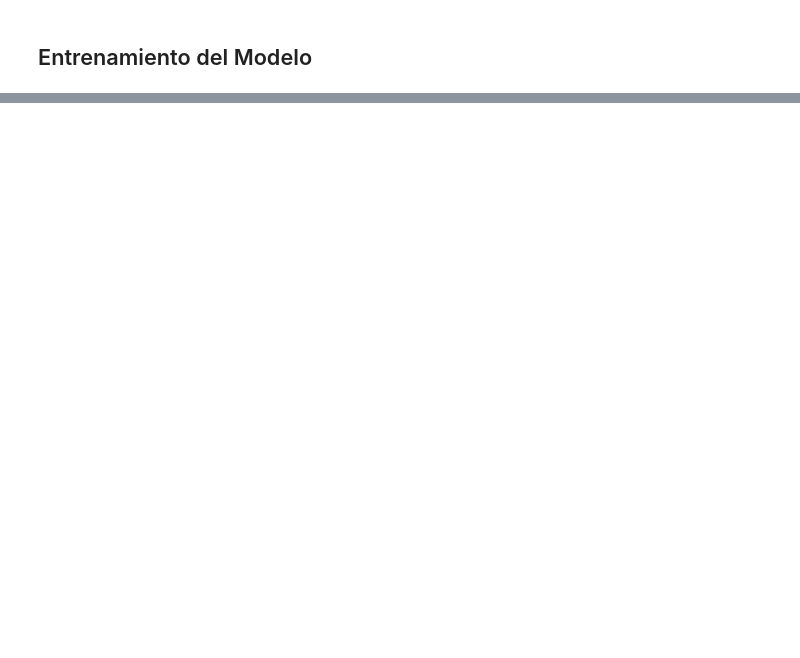
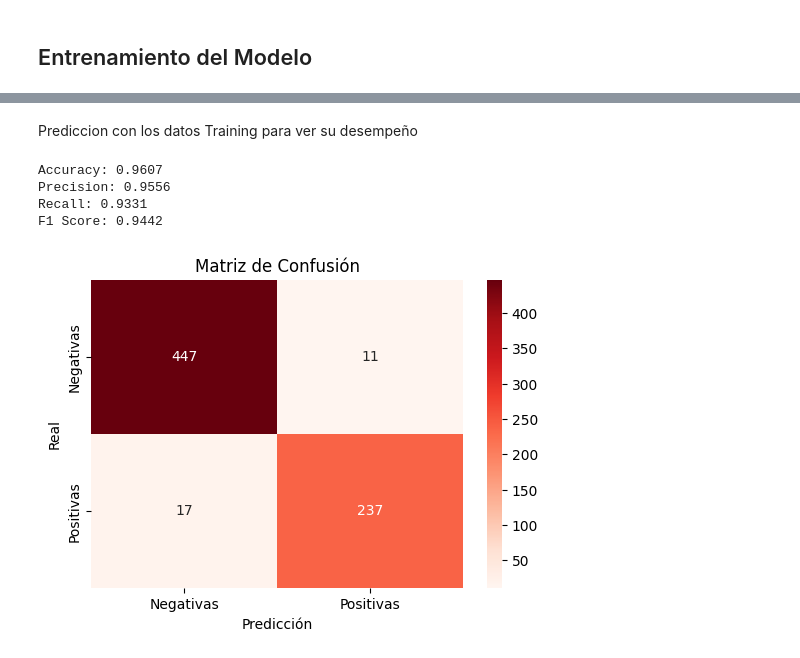
Before and after one commit to pcaliman2/20_Naive_Bayes_Alg, a Jupyter notebook: src/explore.ipynb, the cells around one changed output, grey strips where cells are left out. Cells and saved outputs as stored; diff of their text form; code cells hidden in the pictures; blank space fills up the shorter version.

Commit message:
tres_Modelos_Entrenados_01

```diff
--- a/src/explore.ipynb
+++ b/src/explore.ipynb
@@ -120,0 +151,17 @@ Accuracy Train:  0.9859550561797753
+# %%
+model_multi = MultinomialNB()
+model_multi.fit(X_train_vec, y_train)
+
+y_pred_train_multi = model_multi.predict(X_train_vec)
+y_pred_test_multi = model_multi.predict(X_test_vec)
+# %% [markdown]
+Prediccion con los datos Training para ver su desempeño
+# %%
+Precision_Omega(y_train, y_pred_train_multi)
+Matriz_Confusion(y_train, y_pred_train_multi)
+# %% [output]
+Accuracy: 0.9607
+Precision: 0.9556
+Recall: 0.9331
+F1 Score: 0.9442
+[figure, added]
```
Also changed, not shown: parts of 21 cells of this notebook, 1 other file.
